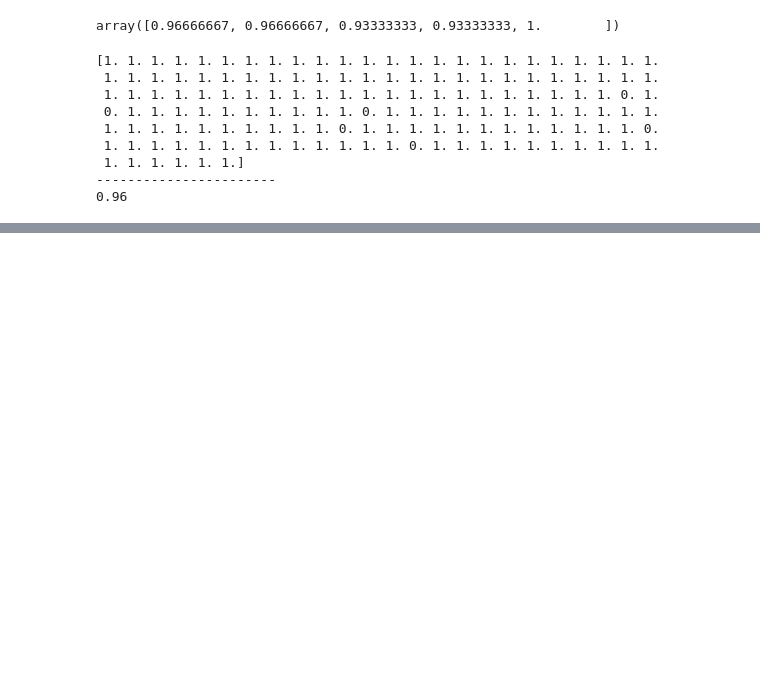
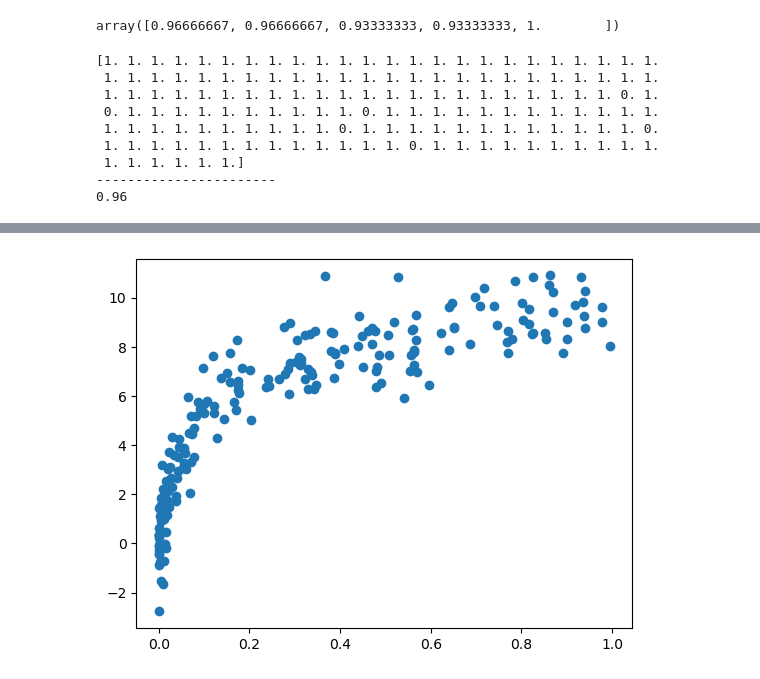
Before and after one commit to homemix/MachineLearning_python, a Jupyter notebook: Hyperparameters and Model Validation.ipynb, the cells around one changed output, grey strips where cells are left out. Cells and saved outputs as stored; diff of their text form; code cells hidden in the pictures; blank space fills up the shorter version.

```diff
--- a/Hyperparameters and Model Validation.ipynb
+++ b/Hyperparameters and Model Validation.ipynb
@@ -78,0 +140,8 @@ print(scores.mean())
+# %%
+# Learning curve
+
+X2, y2 = make_data(200)
+plt.scatter(X2.ravel(), y2)
+plt.show()
+# %% [output]
+[figure, added]
```
Also changed, not shown: parts of 14 cells of this notebook.
